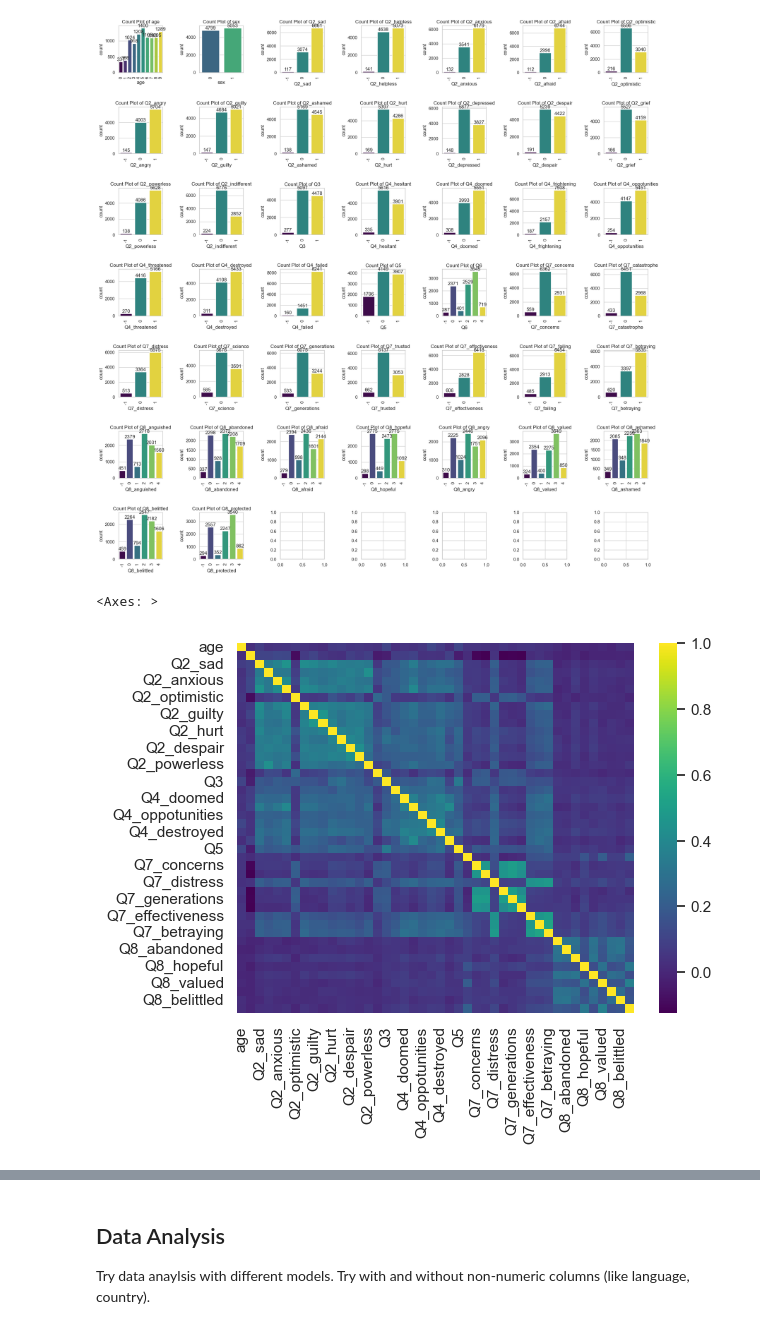
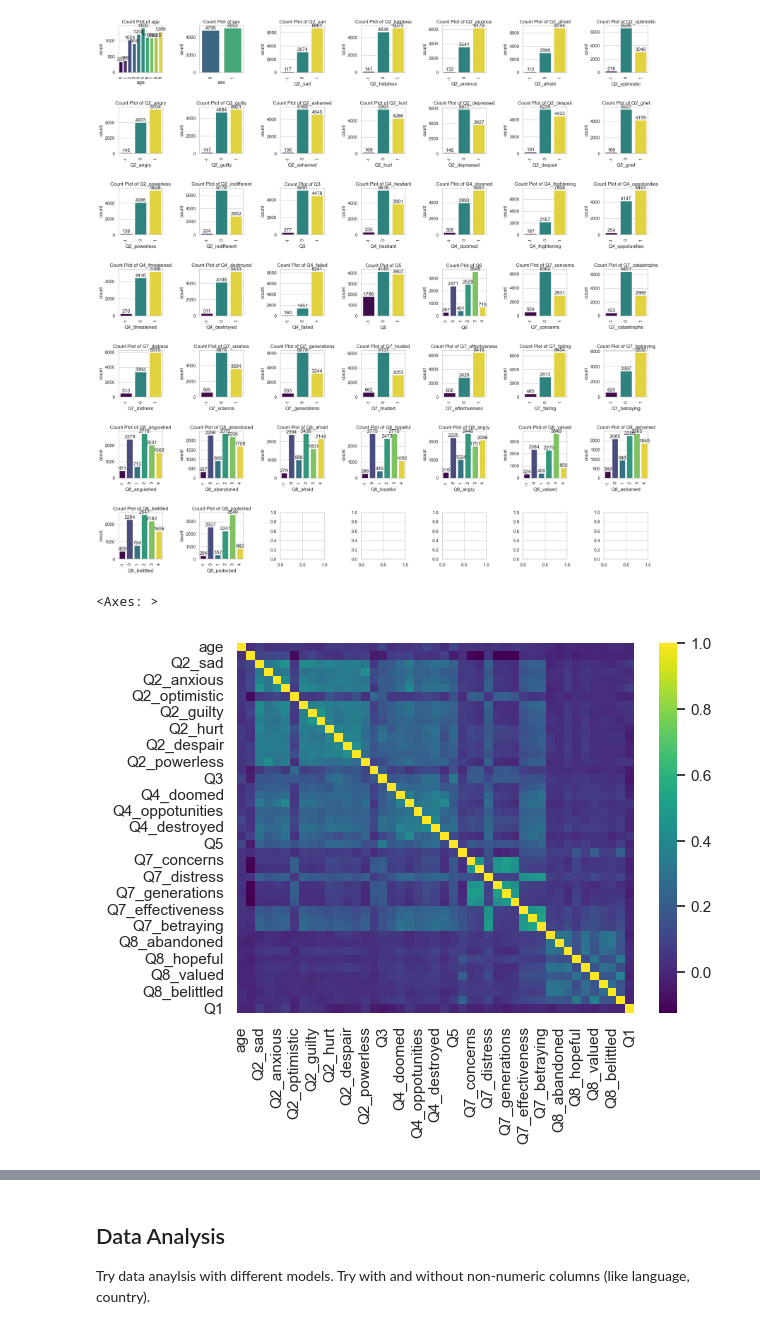
Before and after one commit to jack-rutherford/Climate_Anxiety, a Jupyter notebook: climate_anxiety.ipynb, the cells around one changed output, grey strips where cells are left out. Saved outputs shown, nothing was run; the diff lists cells and outputs as text; code cells hidden in the pictures.

```diff
--- a/climate_anxiety.ipynb
+++ b/climate_anxiety.ipynb
@@ -357,12 +358,14 @@ plt.show()
 # %%
 # Correlations
 
+# Add Q1 back to the X dataframe
+X['Q1'] = y.cat.codes
 correlations = X.corr()
 # print the correlation matrix
 sns.heatmap(correlations, annot=False, cmap='viridis')
 
 # Individually, none of the variables that we are using seem to have any practically significant correlations with Q1.
 # The variable with the Q1 correlation with the largest magnitude is Q2_afraid, with a correlaiton of .082.
 # %% [output]
 <Axes: >
-[figure, old version]
+[figure, new version]
```
Also changed, not shown: parts of 26 cells of this notebook, 1 other file.
